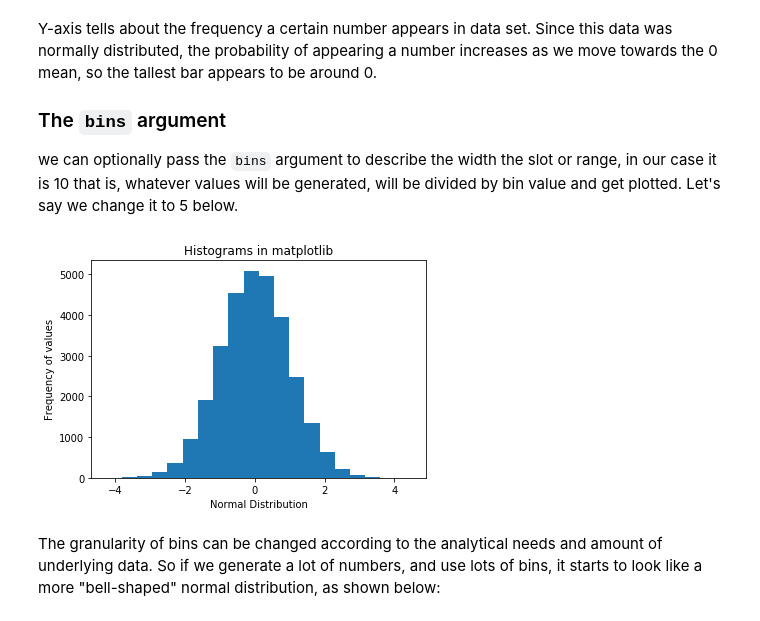
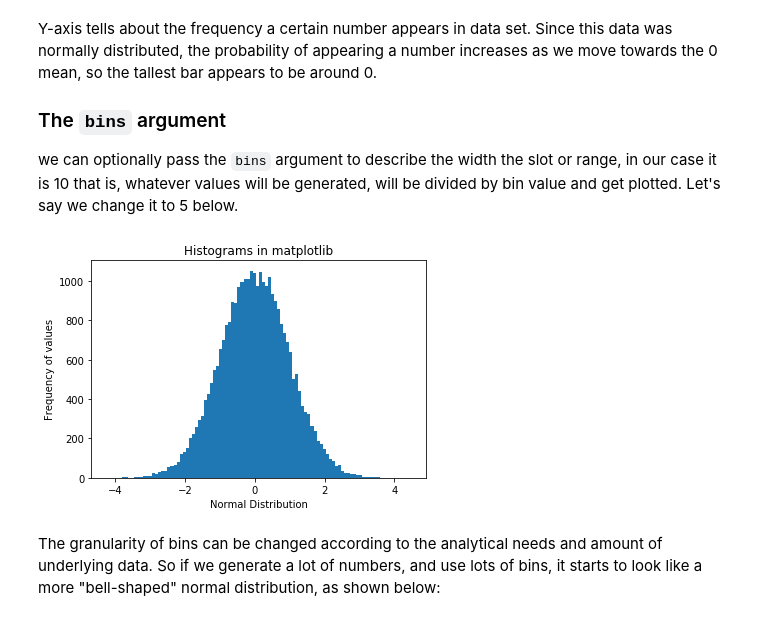
Before and after one commit to ztimmons/dsc-data-viz-houston-ds-060319, a Jupyter notebook: index.ipynb, the cells around one changed output. Saved outputs shown, nothing was run; the diff lists cells and outputs as text; code cells hidden in the pictures.

```diff
--- a/index.ipynb
+++ b/index.ipynb
@@ -157,13 +157,13 @@ Y-axis tells about the frequency a certain number appears in data set. Since thi
 ### The `bins` argument
 we can optionally pass the `bins` argument to describe the width the slot or range, in our case it is 10 that is, whatever values will be generated,  will be divided by bin value and get plotted. Let's say we change it to 5 below.
 # %%
-plt.hist(x, bins = 5)
+plt.hist(x, bins = 100)
 plt.xlabel('Normal Distribution')
 plt.ylabel('Frequency of values')
 plt.title('Histograms in matplotlib')
 plt.show()
 # %% [output]
-[figure, old version]
+[figure, new version]
 # %% [markdown]
 The granularity of bins can be changed according to the analytical needs and amount of underlying data. So if we generate a lot of numbers, and use lots of bins, it starts to look like a more "bell-shaped" normal distribution, as shown below:
 # %%
```
